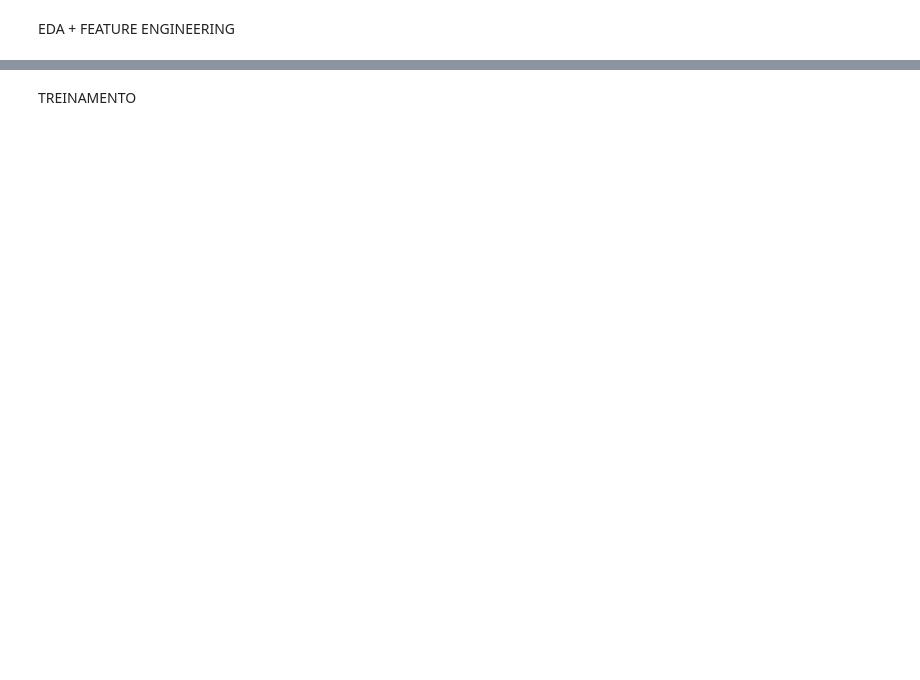
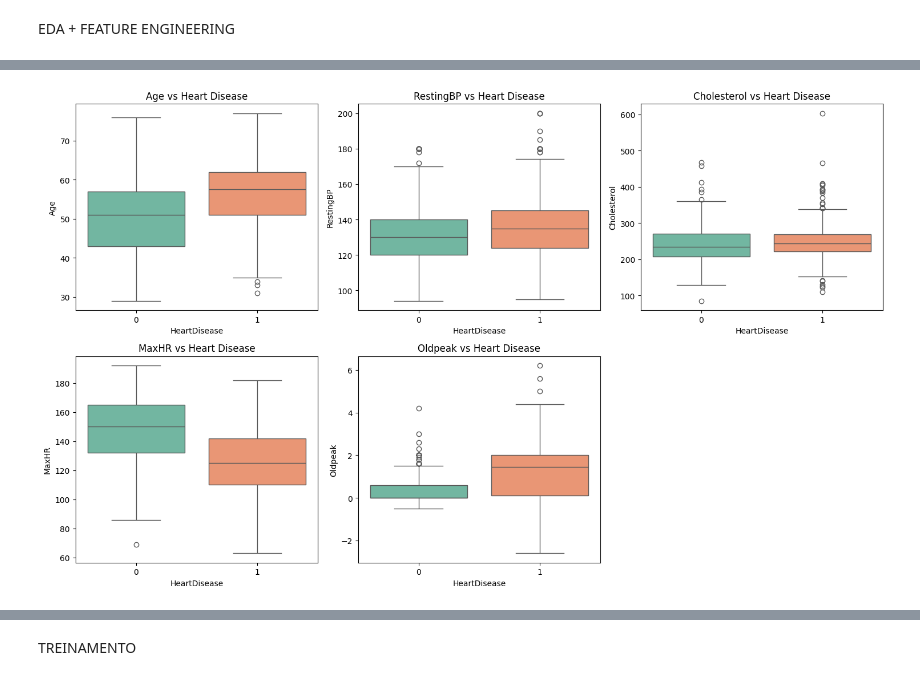
Before and after one commit to malf75/Heart-Failure-ML, a Jupyter notebook: heartdisease.ipynb, the cells around one changed output, grey strips where cells are left out. Saved outputs shown, nothing was run; the diff lists cells and outputs as text; code cells hidden in the pictures; blank space fills up the shorter version.

```diff
--- a/heartdisease.ipynb
+++ b/heartdisease.ipynb
@@ -277,15 +540,17 @@ plt.show()
 # %%
 features = tree_num_cols
 plt.figure(figsize=(15,9))
 
 for i, feature in enumerate(features, 1):
     plt.subplot(2, 3, i)
-    sns.boxplot(data=df, x='HeartDisease', y=feature, palette='Set2')
+    sns.boxplot(data=X_train, x=y_train, y=feature, palette='Set2')
     plt.title(f"{feature} vs Heart Disease")
     plt.savefig("images/numerics_by_heartdisease.png", dpi=300, bbox_inches="tight")
 
 plt.tight_layout()
 plt.show()
+# %% [output]
+[figure, added]
 # %%
 features = tree_cat_cols
 
```
Also changed, not shown: parts of 66 cells of this notebook.
